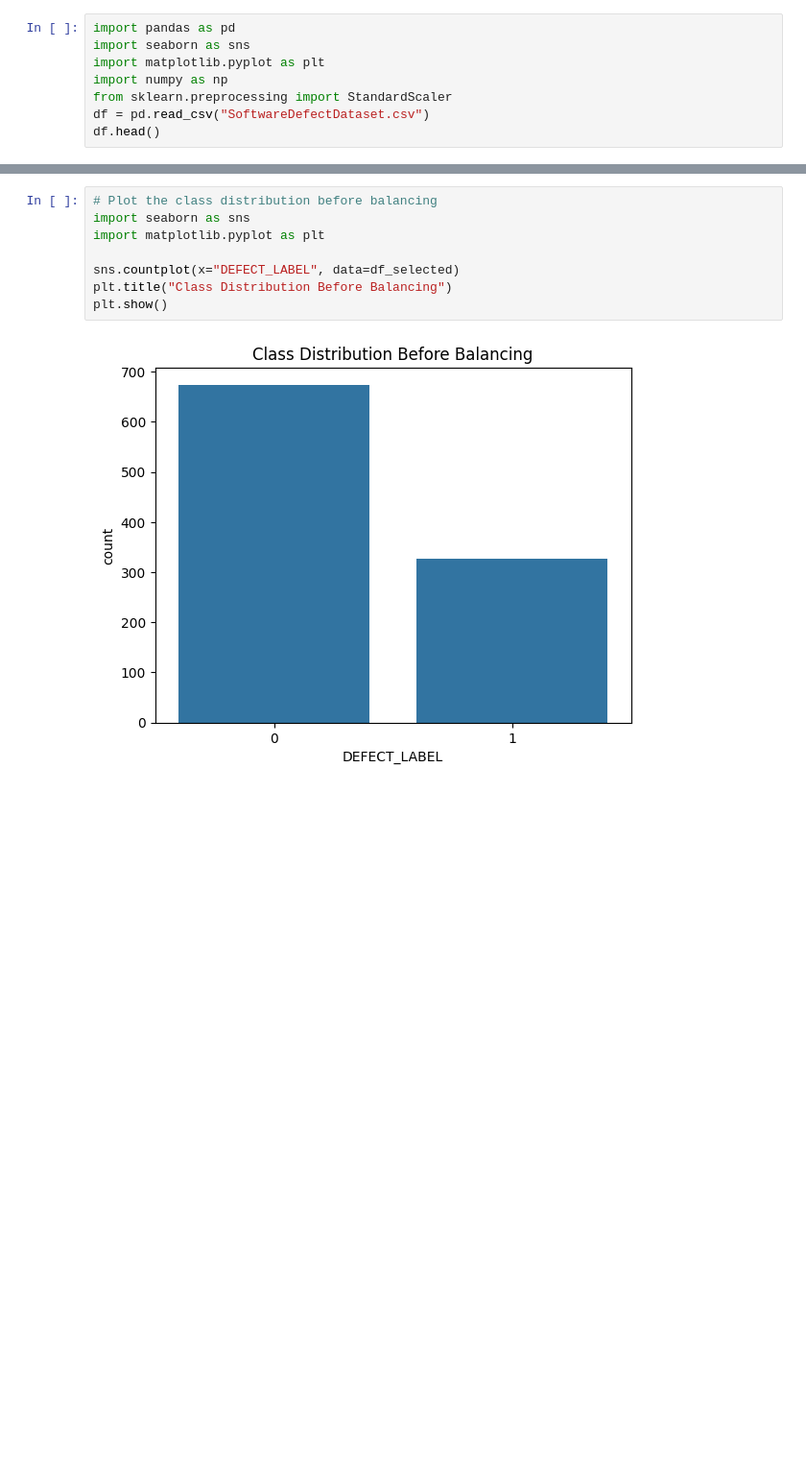
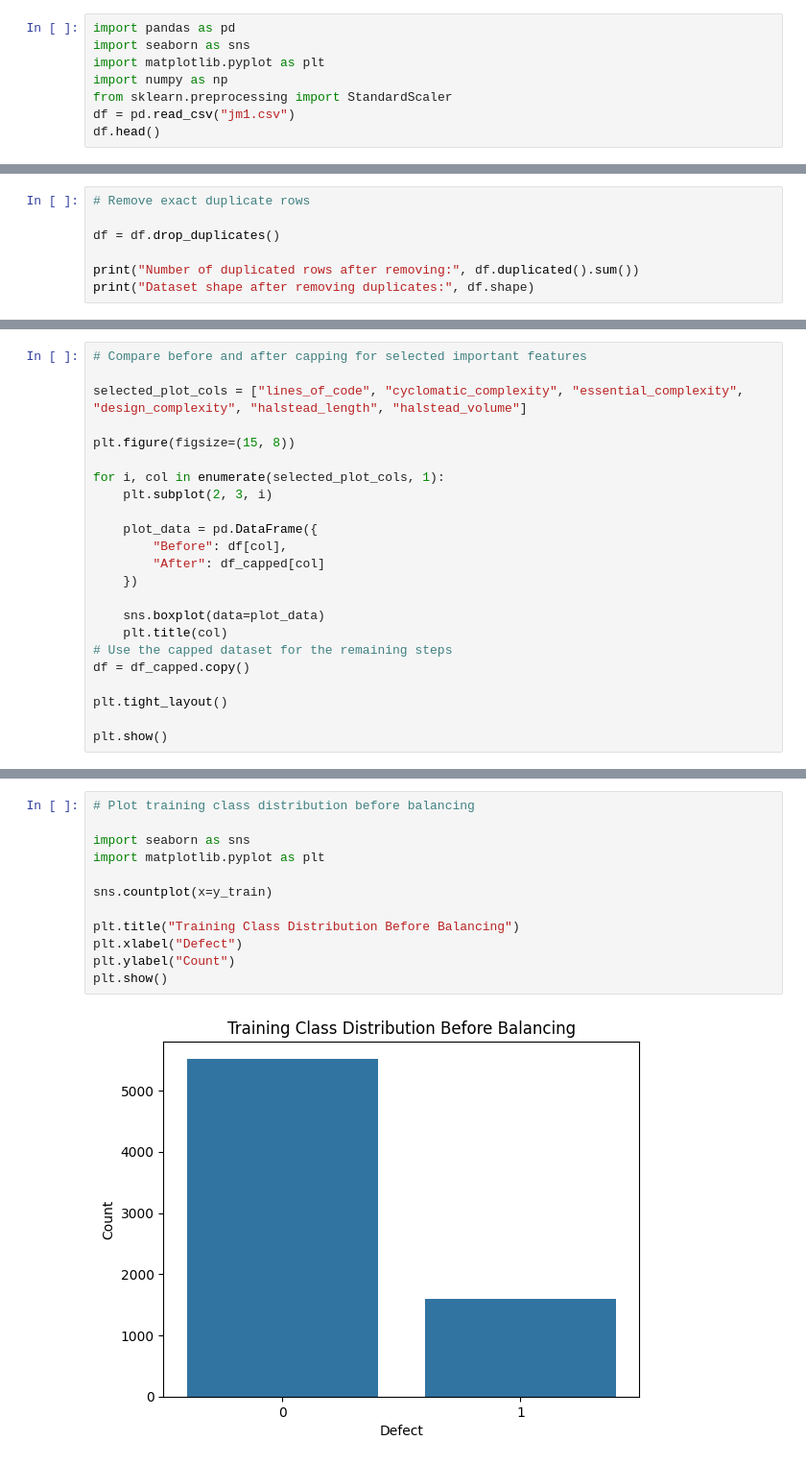
Before and after one commit to yasseen116/Software-Defect-predection-Project, a Jupyter notebook: DS_project.ipynb, the cells around one changed output, grey strips where cells are left out. Shown at 96% size. Cells and saved outputs as stored; diff of their text form; blank space fills up the shorter version.

```diff
--- a/DS_project.ipynb
+++ b/DS_project.ipynb
@@ -6,6 +6,6 @@ import seaborn as sns
 import matplotlib.pyplot as plt
 import numpy as np
 from sklearn.preprocessing import StandardScaler
-df = pd.read_csv("SoftwareDefectDataset.csv")
+df = pd.read_csv("jm1.csv")
 df.head()
 # %% [output]
@@ -55,0 +94,7 @@ dtype: int64
+# %%
+# Remove exact duplicate rows
+
+df = df.drop_duplicates()
+
+print("Number of duplicated rows after removing:", df.duplicated().sum())
+print("Dataset shape after removing duplicates:", df.shape)
@@ -201,0 +307,23 @@ df.head()
+# %%
+# Compare before and after capping for selected important features
+
+selected_plot_cols = ["lines_of_code", "cyclomatic_complexity", "essential_complexity", "design_complexity", "halstead_length", "halstead_volume"]
+
+plt.figure(figsize=(15, 8))
+
+for i, col in enumerate(selected_plot_cols, 1):
+    plt.subplot(2, 3, i)
+
+    plot_data = pd.DataFrame({
+        "Before": df[col],
+        "After": df_capped[col]
+    })
+
+    sns.boxplot(data=plot_data)
+    plt.title(col)
+# Use the capped dataset for the remaining steps
+df = df_capped.copy()
+
+plt.tight_layout()
+
+plt.show()
@@ -268,10 +414,14 @@ Reduced shape: (1000, 11)
 # %%
-# Plot the class distribution before balancing
+# Plot training class distribution before balancing
+
 import seaborn as sns
 import matplotlib.pyplot as plt
 
-sns.countplot(x="DEFECT_LABEL", data=df_selected)
-plt.title("Class Distribution Before Balancing")
+sns.countplot(x=y_train)
+
+plt.title("Training Class Distribution Before Balancing")
+plt.xlabel("Defect")
+plt.ylabel("Count")
 plt.show()
 # %% [output]
-[figure, old version]
+[figure, new version]
```
Also changed, not shown: parts of 44 cells of this notebook.
